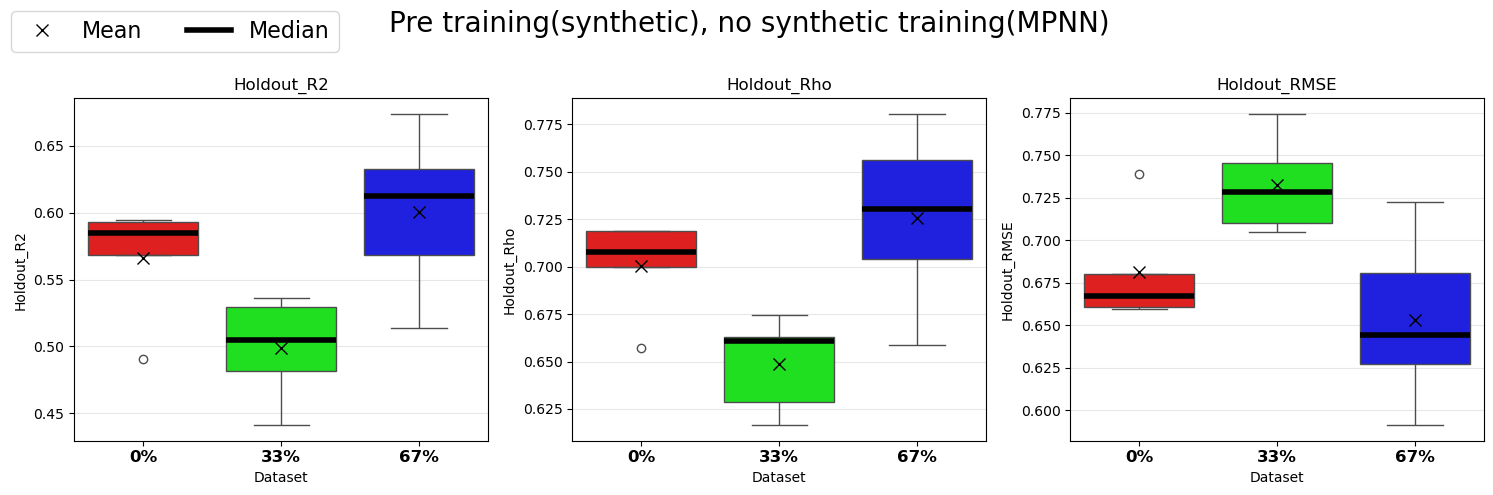
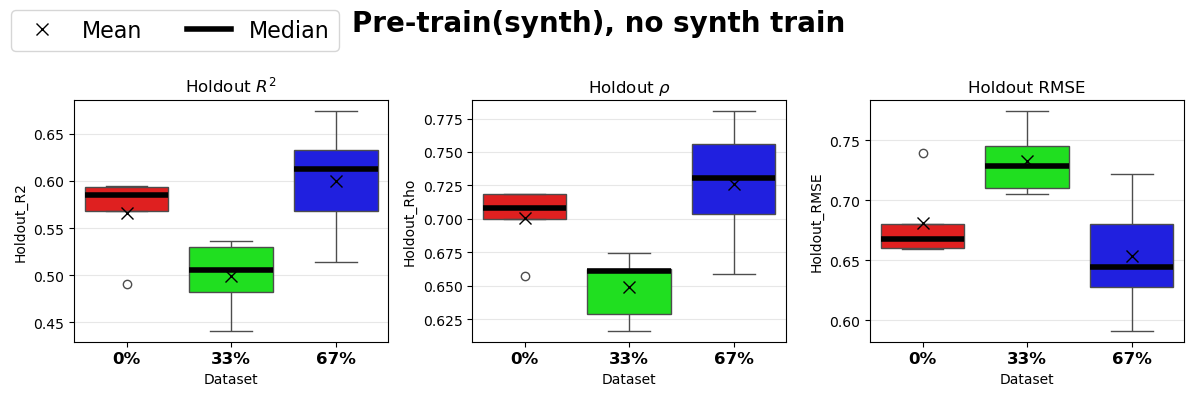
The change to this notebook cell's code, shown as a diff; its figure went from the first image to the second:
--- before
+++ after
@@ -3,4 +3,6 @@
 import seaborn as sns
 from matplotlib.lines import Line2D
+import os 
+import numpy as np
 
 
@@ -14,9 +16,26 @@
     n_per_row = min(3, amount)  # max 3 plots per row for better aesthetics
     rows = (amount + n_per_row - 1) // n_per_row  # calculate number of rows needed
-    fig, axs = plt.subplots(rows, n_per_row, figsize=(5 * n_per_row, 5 * rows)) # Adjust figure size based on number of plots
+    fig, axs = plt.subplots(rows, n_per_row, figsize=(4 * n_per_row, 4 * rows)) # Adjust figure size based on number of plots
 
     if len(metrics) == 1:
         axs = [axs]
     
+
+
+    def subplot_titles_match(name: str) -> str:
+        possible = {"Holdout_R2": "Holdout R2",
+            "Holdout_Rho": fr"Holdout $\rho$",
+            "Holdout_RMSE": fr"Holdout RMSE",
+            "Holdout_MAE": fr"Holdout MAE",
+            "Holdout_R2": fr"Holdout $R^2$",
+            "Holdout_Pearson": fr"Holdout Pearson/$r$",
+            "Val_RMSE": fr"Validation RMSE",
+            "Val_MAE": fr"Validation MAE",
+            "Val_Pearson": fr"Validation Pearson/$r$"
+            
+            }
+        return possible.get(name, name)
+    
+
 
 
@@ -27,4 +46,7 @@
     #colors = sns.color_palette("tab10", n_colors=len(metrics))  # Seaborn Set2 palette for better aesthetics
     idx = 0
+
+
+
     for ax, metric in zip(axs, metrics):
         if metric not in plot_df.columns:
@@ -56,5 +78,5 @@
         )
         
-        ax.set_title(metric)
+        ax.set_title(subplot_titles_match(metric))
         ax.set_xlabel("Dataset")
         ax.set_ylabel(metric)
@@ -67,5 +89,5 @@
         ax.set_visible(False)
     fig.legend( handles=[mean_handle, median_handle], loc='upper left', ncol=3, fontsize=16, frameon=True)
-    fig.suptitle(title, fontsize=20)
+    fig.suptitle(title, fontsize=20, fontweight='bold')
     plt.tight_layout(rect=[0, 0, 1, 0.96])
     
@@ -87,10 +109,10 @@
     folder = "pretrain"
     results = "gat_results_heldout.csv"
-    title = "Pre training(synthetic), no synthetic training(MPNN)"
+    title = "Pre-train(synth), no synth train"
     save = "pretrain_metrics"
 elif mode == "no_pretrain":
     folder = "no_pretrain"
     results = "MPNN_results_heldout_set.csv"
-    title = "No pre training, with mixed datasets(MPNN)"
+    title = "No pre-train, mixed data"
     save = "no_pretrain_metrics"
 

Commit: final touch on figures